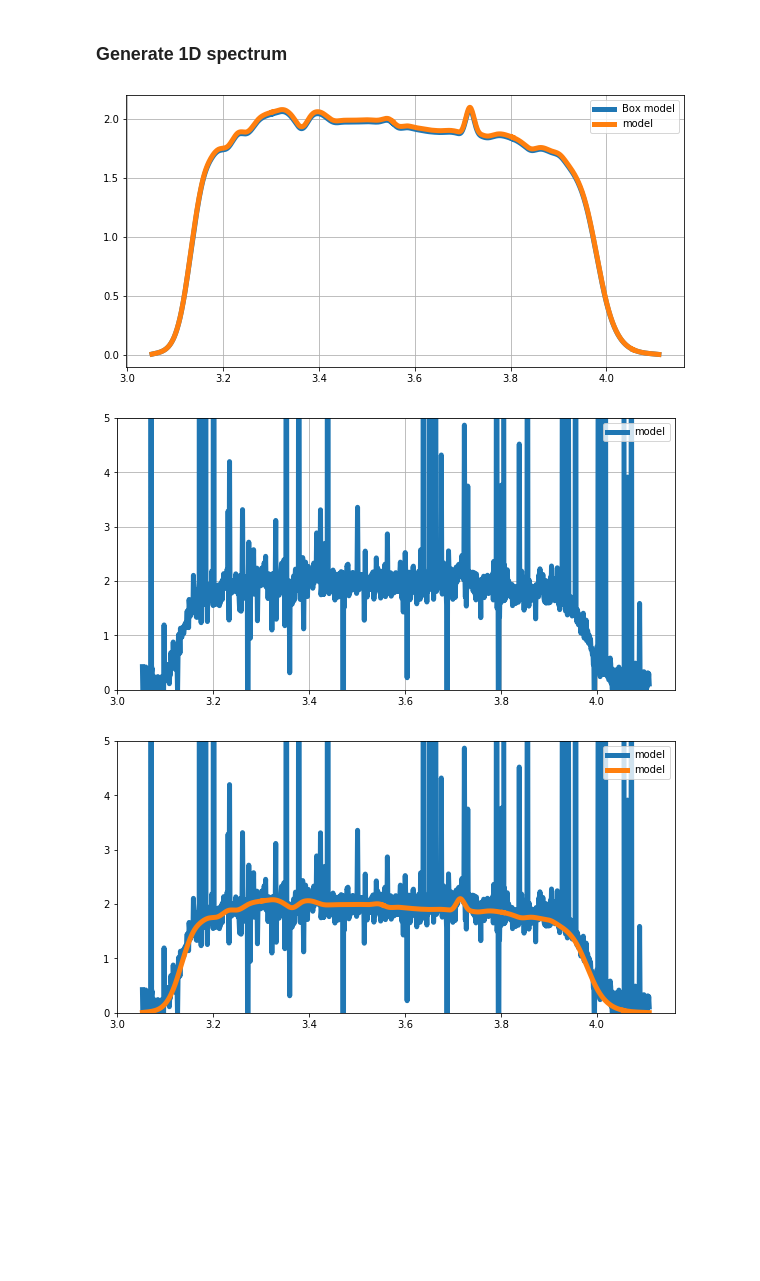
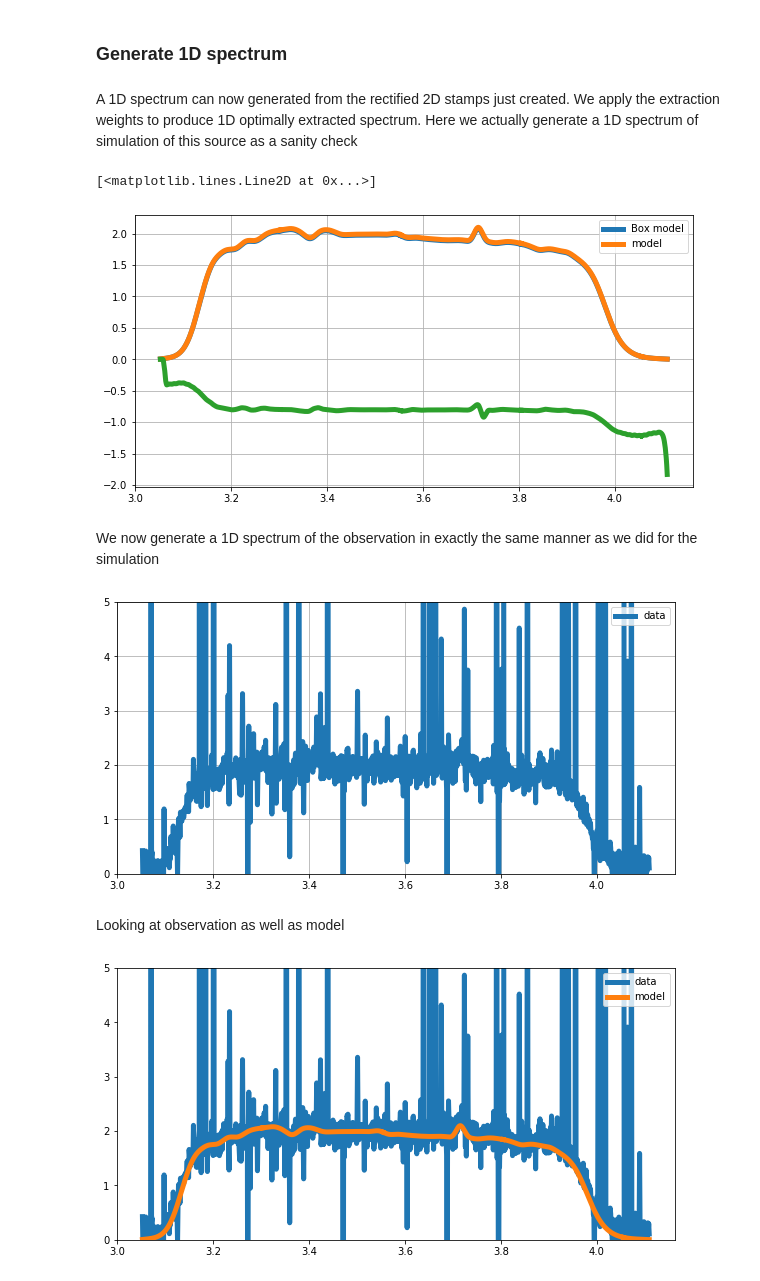
Before and after one commit to npirzkal/MirageExtract, a Jupyter notebook: Extract JWSTSIMS-56.ipynb, the cells around one changed output. Cells and saved outputs as stored; diff of their text form; code cells hidden in the pictures; blank space fills up the shorter version.

```diff
--- a/Extract JWSTSIMS-56.ipynb
+++ b/Extract JWSTSIMS-56.ipynb
@@ -258,20 +257,31 @@ im = plt.imshow(mm,norm=simple_norm(d,percent=96.),origin="corner",aspect=2.5)
 # %% [markdown]
 <h3> Generate 1D spectrum
+# %% [markdown]
+A 1D spectrum can now generated from the rectified 2D stamps just created. We apply the extraction weights to produce 1D optimally extracted spectrum.
+Here we actually generate a 1D spectrum of simulation of this source as a sanity check
 # %%
 wav = ll[0]
 
+# A box extraction
 t0 = np.nansum(mm,axis=0)
+
 # Hornes optimal extraction of model
 t1 = np.nansum(mm*ww,axis=0)
 t2 = np.nansum(ww**2,axis=0)
 ext = t1/t2
 
 plt.plot(wav,t0,lw=5,label="Box model")
 plt.plot(wav,ext,lw=5,label="model")
+plt.grid()
 plt.legend()
-plt.grid()
+
+
+plt.plot(wav,(t0-ext)/ext*100,lw=5,label="frac. difference x100")
 # %% [output]
+[<matplotlib.lines.Line2D at 0x...>]
-[figure, old version]
+[figure, new version]
+# %% [markdown]
+We now generate a 1D spectrum of the observation in exactly the same manner as we  did for the simulation
 # %%
 wav = ll[0]
 
@@ -280,12 +290,14 @@ t1 = np.nansum((dd-cc)*ww,axis=0)
 t2 = np.nansum(ww**2,axis=0)
 ext = t1/t2
 
-plt.plot(wav,ext,lw=5,label="model")
+plt.plot(wav,ext,lw=5,label="data")
 plt.legend()
 plt.ylim(0,5)
 plt.grid()
 # %% [output]
-[figure, old version]
+[figure, new version]
+# %% [markdown]
+Looking at observation as well as model
 # %%
 wav = ll[0]
 
```
Also changed, not shown: parts of 28 cells of this notebook.
